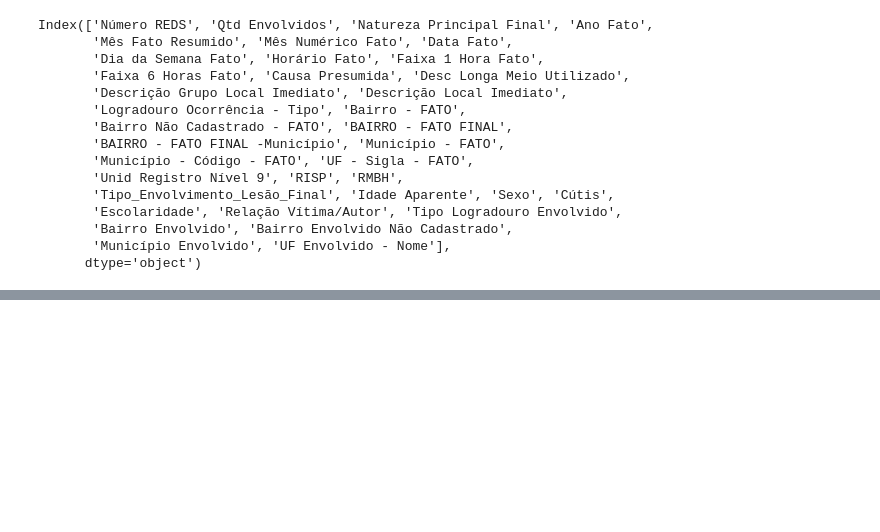
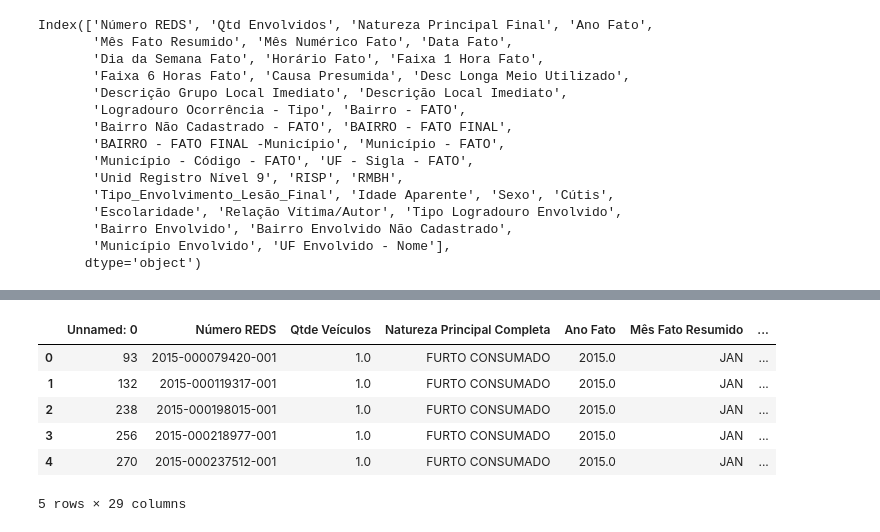
Before and after one commit to carlosrodriguesjf/analise-da-violencia-em-juiz-de-fora, a Jupyter notebook: pre_tratamento_base.ipynb, the cells around one changed output, grey strips where cells are left out. Saved outputs shown, nothing was run; the diff lists cells and outputs as text; code cells hidden in the pictures; blank space fills up the shorter version.

```diff
--- a/pre_tratamento_base.ipynb
+++ b/pre_tratamento_base.ipynb
@@ -111,0 +152,10 @@ tabela_veiculos.to_csv('dados/vitimas_homicidio.csv')
+# %%
+veiculos.head()
+# %% [output]
+|  | Unnamed: 0 | Número REDS | Qtde Veículos | Natureza Principal Completa | Ano Fato | Mês Fato Resumido | ... |
+| 0 | 93 | 2015-000079420-001 | 1.0 | FURTO CONSUMADO | 2015.0 | JAN | ... |
+| 1 | 132 | 2015-000119317-001 | 1.0 | FURTO CONSUMADO | 2015.0 | JAN | ... |
+| 2 | 238 | 2015-000198015-001 | 1.0 | FURTO CONSUMADO | 2015.0 | JAN | ... |
+| 3 | 256 | 2015-000218977-001 | 1.0 | FURTO CONSUMADO | 2015.0 | JAN | ... |
+| 4 | 270 | 2015-000237512-001 | 1.0 | FURTO CONSUMADO | 2015.0 | JAN | ... |
+5 rows × 29 columns
```
Also changed, not shown: parts of 9 cells of this notebook, 6 other files.
